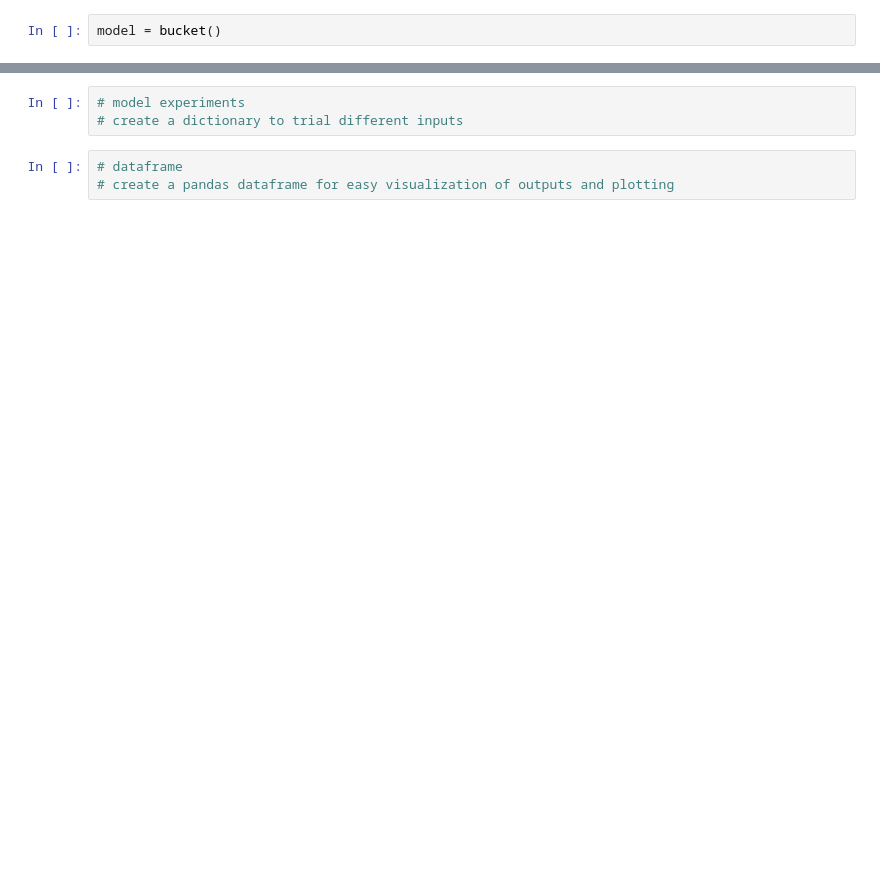
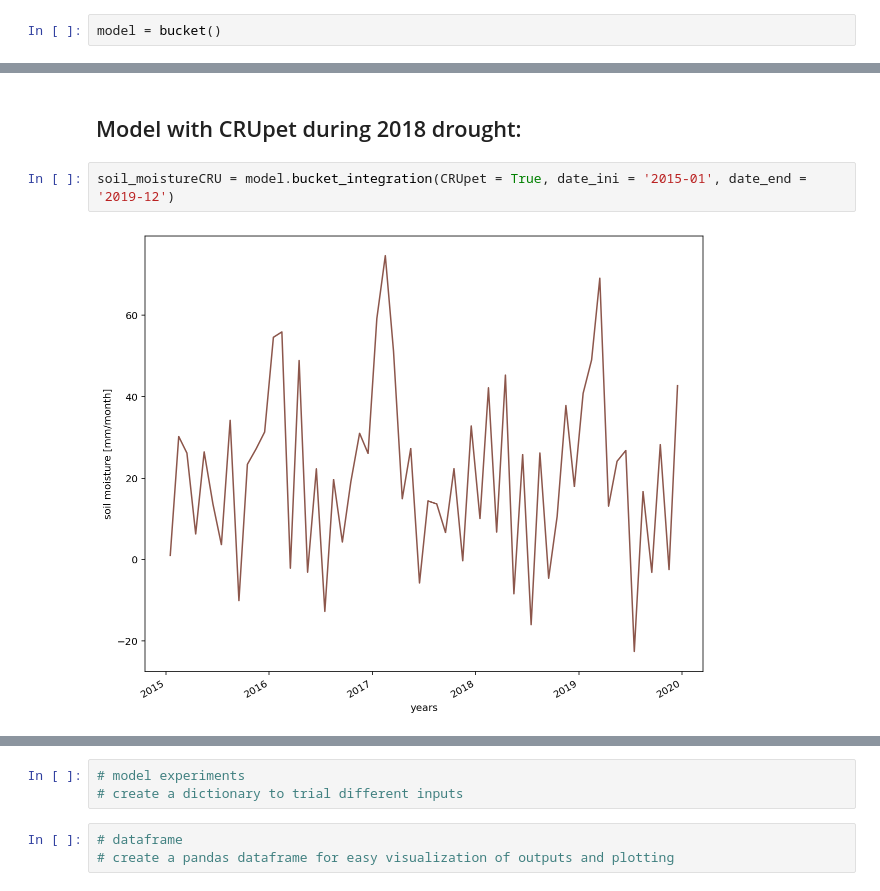
Before and after one commit to zentouro/soil-moisture-model, a Jupyter notebook: Final-Project-Working-Code.ipynb, the cells around one changed output, grey strips where cells are left out. Drawn from its saved outputs; the diff is of its cells as text; blank space fills up the shorter version.

```diff
--- a/Final-Project-Working-Code.ipynb
+++ b/Final-Project-Working-Code.ipynb
@@ -319,0 +367,6 @@ soil_moisture.mean()
+# %% [markdown]
+## Model with CRUpet during 2018 drought:
+# %%
+soil_moistureCRU = model.bucket_integration(CRUpet = True, date_ini = '2015-01', date_end = '2019-12')
+# %% [output]
+[figure, added]
```
Also changed, not shown: parts of 16 cells of this notebook.
